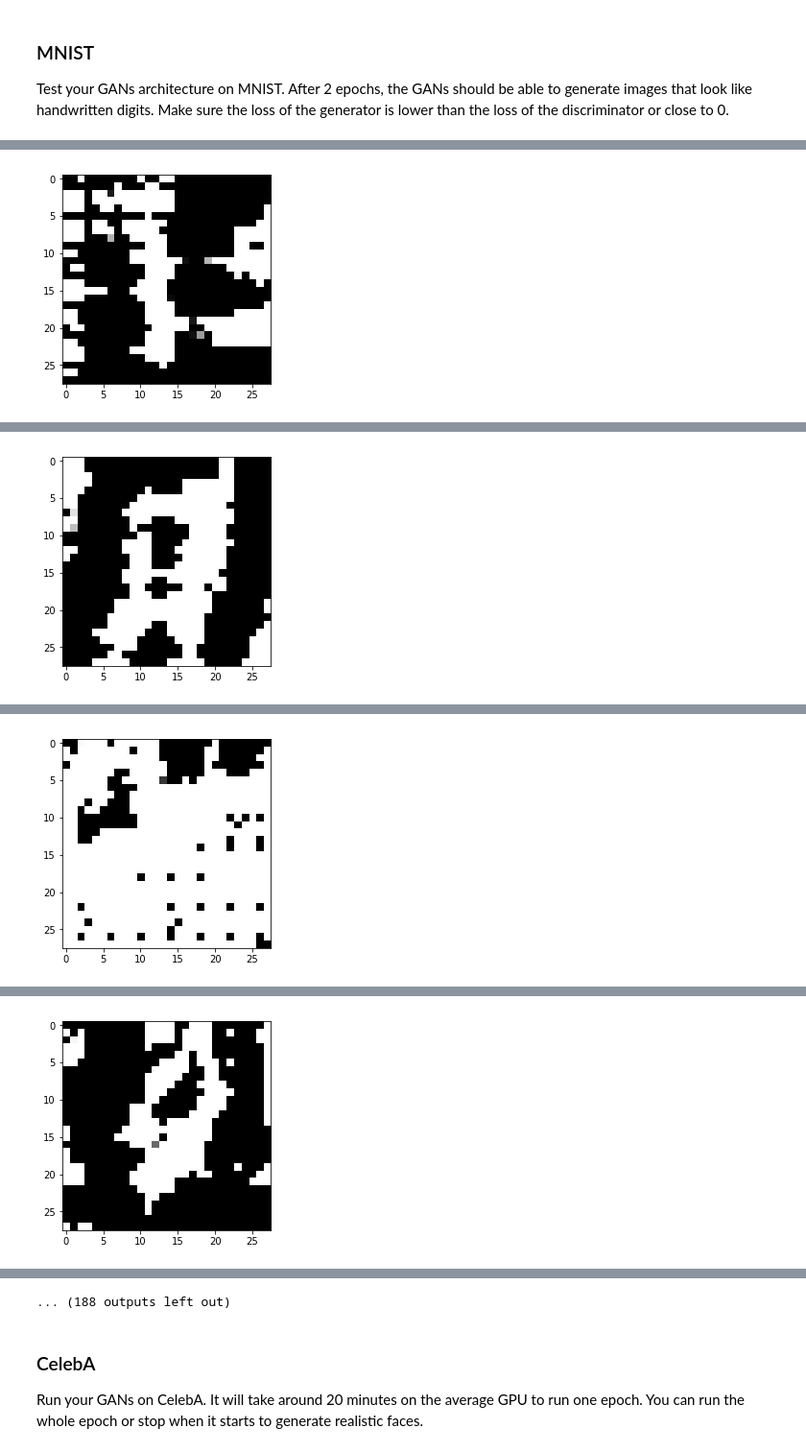
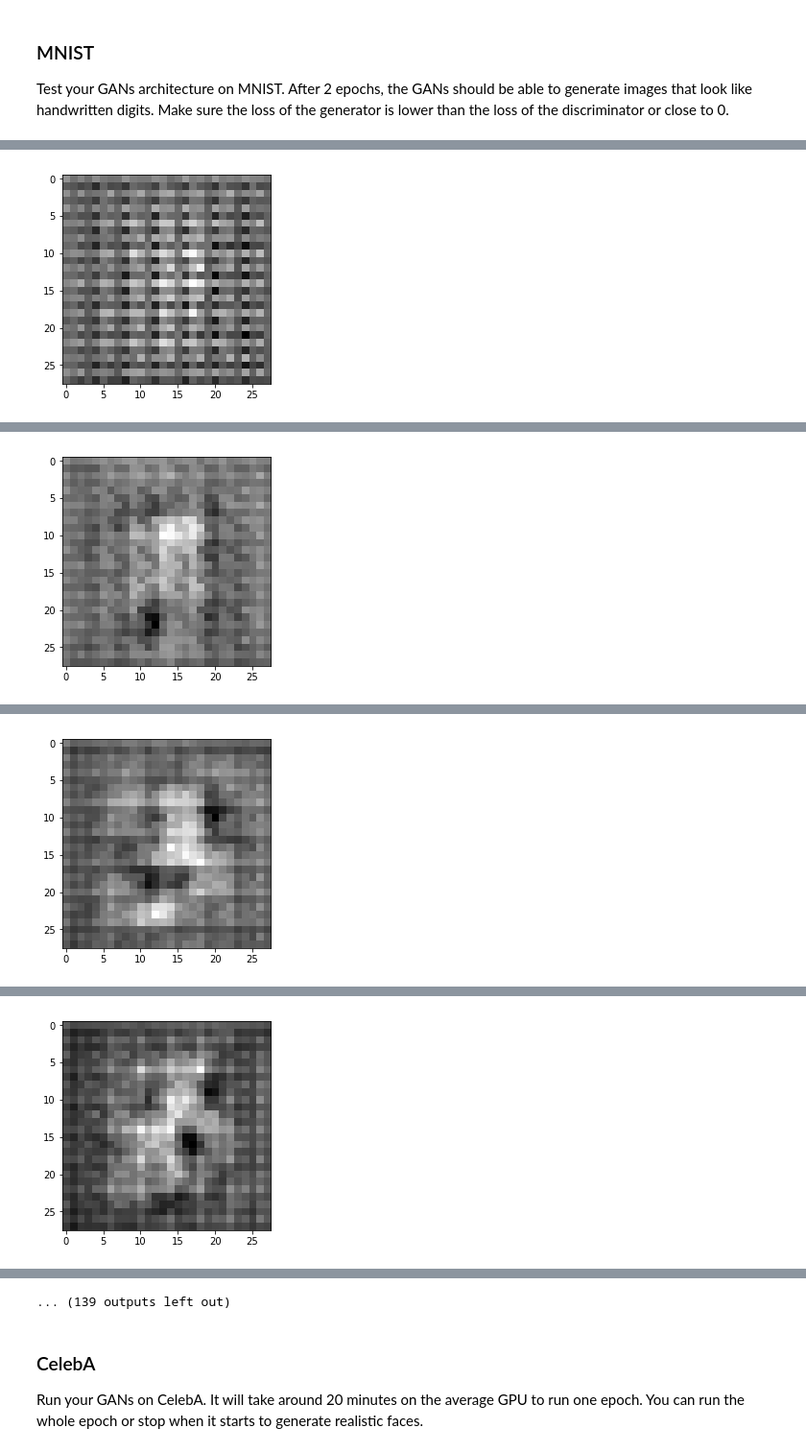
Before and after one commit to JesseDiGiacomo/udacity-deeplearn, a Jupyter notebook: face_generation/dlnd_face_generation.ipynb, the cells around one changed output, grey strips where cells are left out. Shown at 96% size. Saved outputs shown, nothing was run; the diff lists cells and outputs as text; code cells hidden in the pictures.

```diff
--- a/face_generation/dlnd_face_generation.ipynb
+++ b/face_generation/dlnd_face_generation.ipynb
@@ -398,9 +398,9 @@ def train(epoch_count, batch_size, z_dim, learning_rate, beta1, get_batches, dat
 ### MNIST
 Test your GANs architecture on MNIST.  After 2 epochs, the GANs should be able to generate images that look like handwritten digits.  Make sure the loss of the generator is lower than the loss of the discriminator or close to 0.
 # %%
-batch_size = 10
-z_dim = 100
-learning_rate = 0.01
+batch_size = 16
+z_dim = 128
+learning_rate = 0.0002
 beta1 = 0.5
 
 
@@ -418 +418 @@ Epoch 1/2... Discriminator Loss: 2.4241... Generator Loss: 1.9172
-[figure, old version]
+[figure, new version]
@@ -420 +420 @@ Epoch 1/2... Discriminator Loss: 2.6383... Generator Loss: 0.2104
-[figure, old version]
+[figure, new version]
@@ -422 +422 @@ Epoch 1/2... Discriminator Loss: 1.7610... Generator Loss: 0.8873
-[figure, old version]
+[figure, new version]
@@ -424 +424 @@ Epoch 1/2... Discriminator Loss: 2.3218... Generator Loss: 0.2529
-[figure, old version]
+[figure, new version]
@@ -429,4 +429,4 @@ Epoch 1/2... Discriminator Loss: 1.9987... Generator Loss: 1.1110
-... (188 outputs left out)
+... (139 outputs left out)
 # %% [markdown]
 ### CelebA
 Run your GANs on CelebA.  It will take around 20 minutes on the average GPU to run one epoch.  You can run the whole epoch or stop when it starts to generate realistic faces.
```
Also changed, not shown: parts of 2 cells of this notebook.
